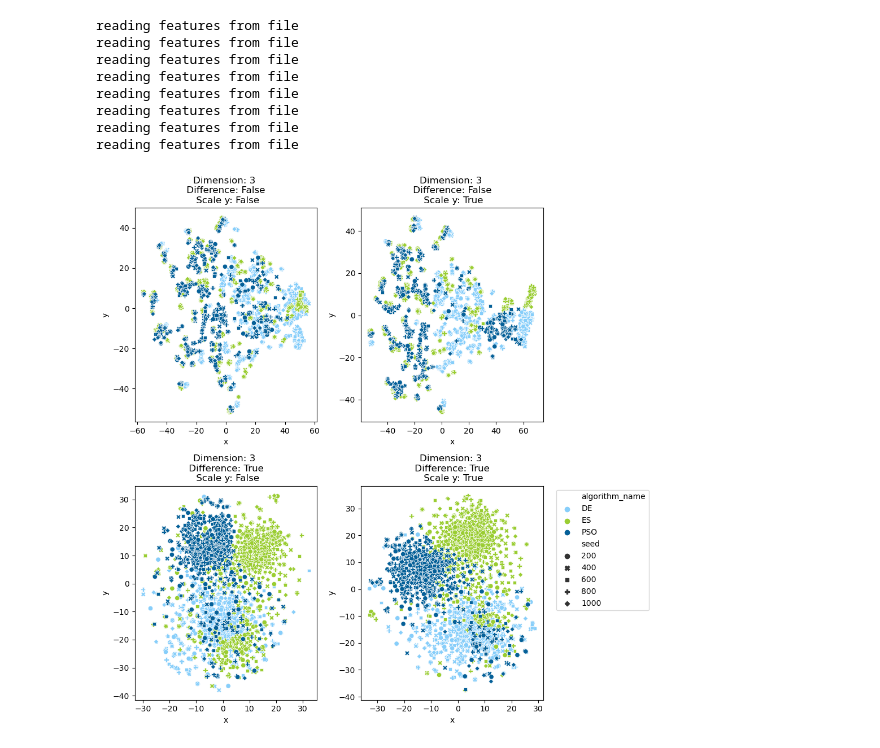
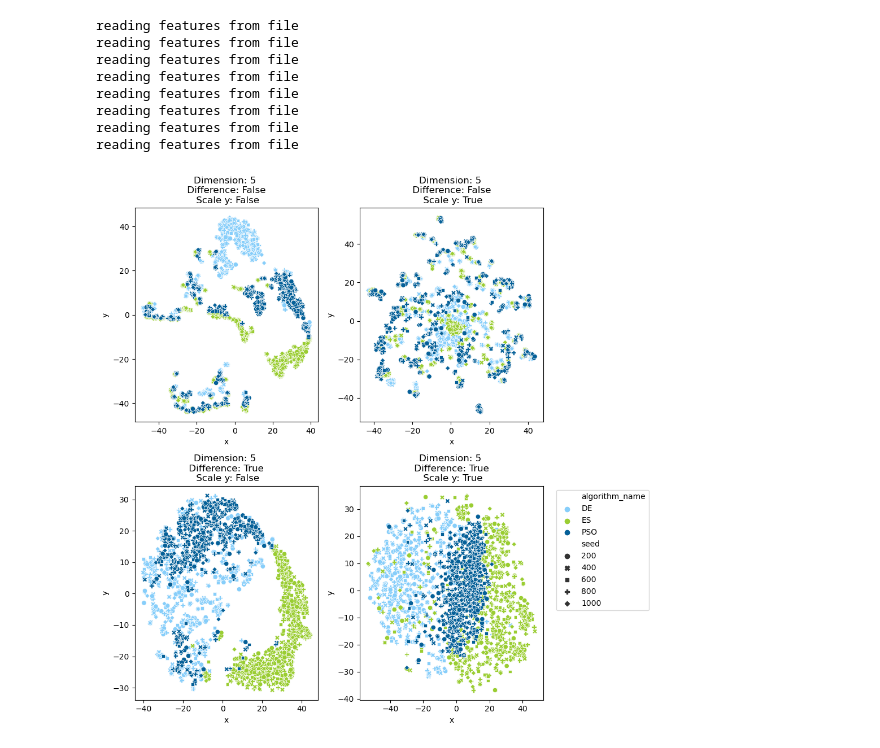
Before and after one commit to gjorgjinac/DynamoRep_ext, a Jupyter notebook: algorithm_classification_differencing_visualizations.ipynb, the cells around one changed output. Drawn from its saved outputs; the diff is of its cells as text; code cells hidden in the pictures.

```diff
--- a/algorithm_classification_differencing_visualizations.ipynb
+++ b/algorithm_classification_differencing_visualizations.ipynb
@@ -18,9 +20,9 @@ all_dimensions=[3,5,10,20]
 os.makedirs(visualization_dir,exist_ok=True)
 # %%
 def tsne_features(feature_df_subset):
-    feature_df_subset_scaled = preprocessing.StandardScaler().fit_transform(feature_df_subset.drop(columns=['y']))
-
-    feature_df_subset_scaled_2d=TSNE(n_components=2).fit_transform(feature_df_subset_scaled)
+    #feature_df_subset_scaled = preprocessing.StandardScaler().fit_transform(feature_df_subset.drop(columns=['y']))
+    feature_df_subset_scaled =feature_df_subset.drop(columns=['y'])
+    feature_df_subset_scaled_2d=TSNE(n_components=2, metric='cosine').fit_transform(feature_df_subset_scaled)
     feature_df_subset_scaled_2d=pd.DataFrame(feature_df_subset_scaled_2d)
     feature_df_subset_scaled_2d.columns=['x','y']
     feature_df_subset_scaled_2d.index=feature_df_subset.index
@@ -54,32 +65,32 @@ reading features from file
 reading features from file
 # %%
 fig,axes=plt.subplots(2,2, figsize=(10,10))
-for dimension_index, dimension in enumerate([3]):
+for dimension_index, dimension in enumerate([5]):
     for normalize_y_index, normalize_y in enumerate([False,True]):
         feature_df=all_dimensions_feature_dfs[(dimension,normalize_y)]
 
         feature_df_subset = feature_df.dropna().query('instance_id<=5')
 
         for difference_index, difference in enumerate([False,True]):
             if difference:
                 feature_df_subset=difference_features(feature_df_subset,iteration_max)
                 feature_names=list(filter(lambda x: x!='y', feature_df.columns))
             else:
                 feature_names=[f'{j} it_{it} ' + (f'x_{i}' if i < dimension else 'y') for it in range(iteration_min, iteration_max+1)  for j in ['mean','min','max','std'] for i in range(0,dimension+1) ]
 
 
             ax=axes[difference_index][normalize_y_index]
             sns.scatterplot(data=tsne_features(feature_df_subset),ax=ax, x='x', y='y', hue='algorithm_name', style='seed', palette=[light_blue,lime,dark_blue, grey], alpha=1)
 
             ax.set_title(f'Dimension: {dimension} \n Difference: {difference} \n Scale y: {normalize_y}')
             if difference_index != 0 and normalize_y_index==1:
                 ax.legend(bbox_to_anchor=(1.05, 1), loc='upper left')
             else:
                 ax.get_legend().remove()
 
 plt.tight_layout()
-plt.savefig(os.path.join(visualization_dir,f'differencing_impact_dims_3.pdf'))
+plt.savefig(os.path.join(visualization_dir,f'differencing_impact_dims_5_new.pdf'))
 #plt.savefig(os.path.join(visualization_dir,f'differencing_impact_dim_{dimension}_differenced_{difference}.pdf'))
 plt.show()
 # %% [output]
-[figure, old version]
+[figure, new version]
```
Also changed, not shown: parts of 4 cells of this notebook, 28 other files.
